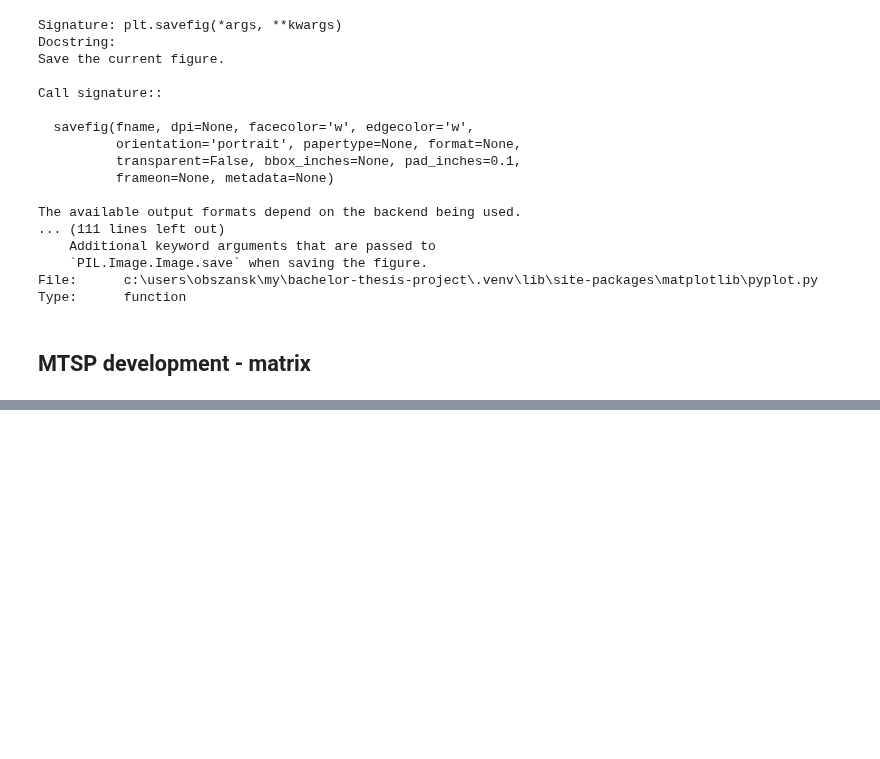
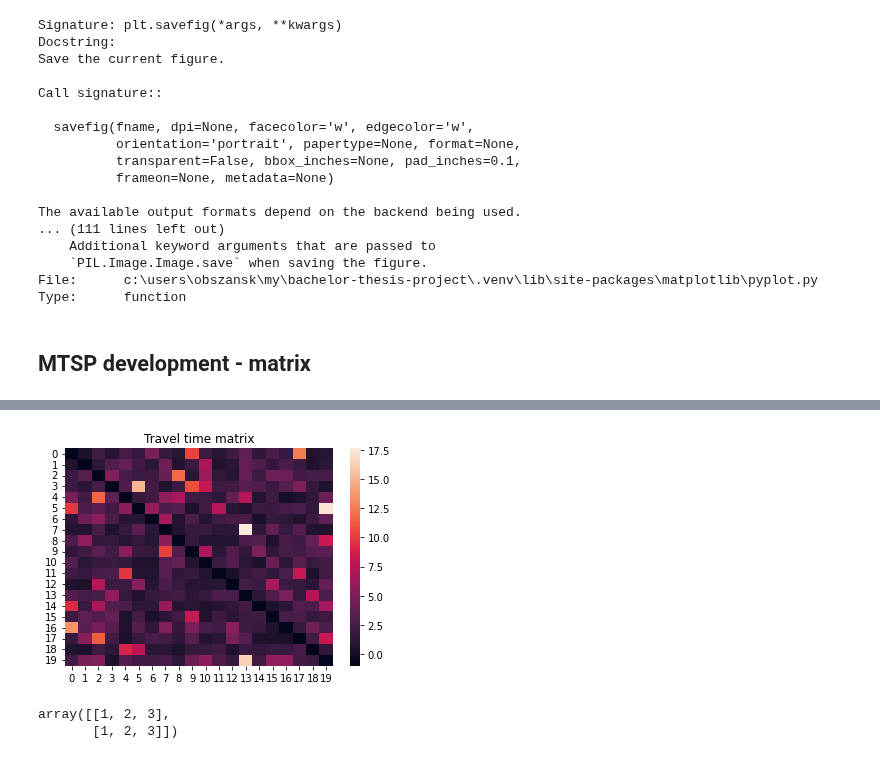
Before and after one commit to mateusz-obszanski/praca-inzynierska, a Jupyter notebook: genetic_algotihm_development.ipynb, the cells around one changed output, grey strips where cells are left out. Drawn from its saved outputs; the diff is of its cells as text; code cells hidden in the pictures; blank space fills up the shorter version.

```diff
--- a/genetic_algotihm_development.ipynb
+++ b/genetic_algotihm_development.ipynb
@@ -599,0 +715,5 @@ def swap_randomvxs
+# %%
+ax = sns.heatmap(travel_t)
+_ = ax.set_title("Travel time matrix")
+# %% [output]
+[figure, added]
@@ -599,0 +736,5 @@ def swap_randomvxs
+# %%
+np.repeat(np.array([[1, 2, 3]]).T, 2, axis=1).T
+# %% [output]
+array([[1, 2, 3],
+       [1, 2, 3]])
```
Also changed, not shown: parts of 31 cells of this notebook, 1 other file.
